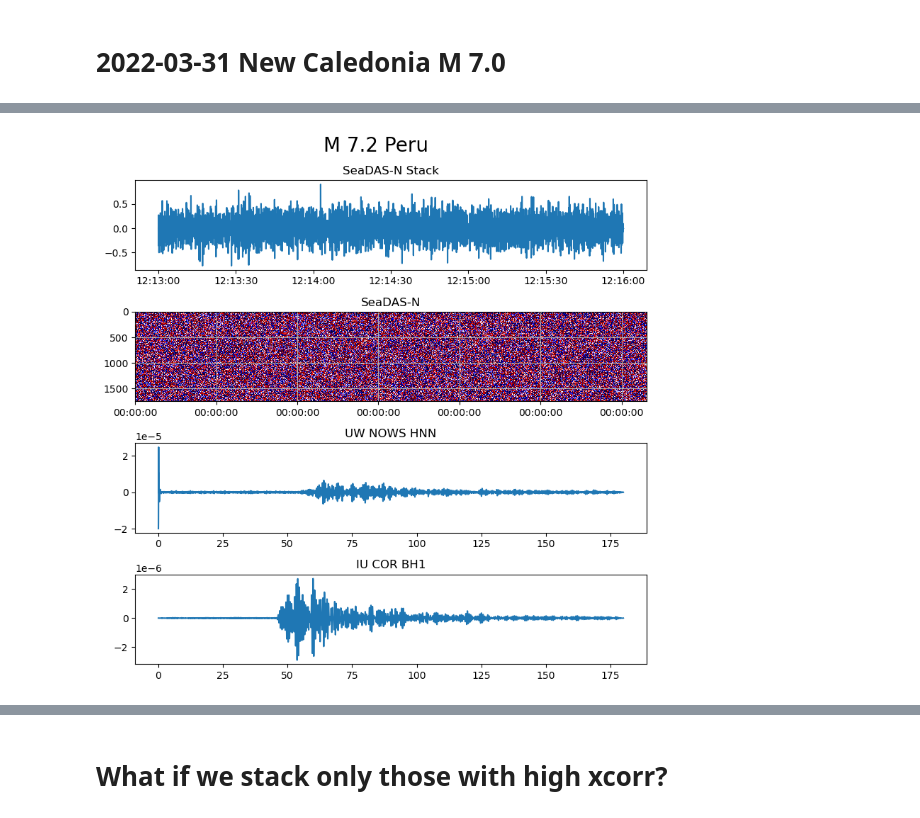
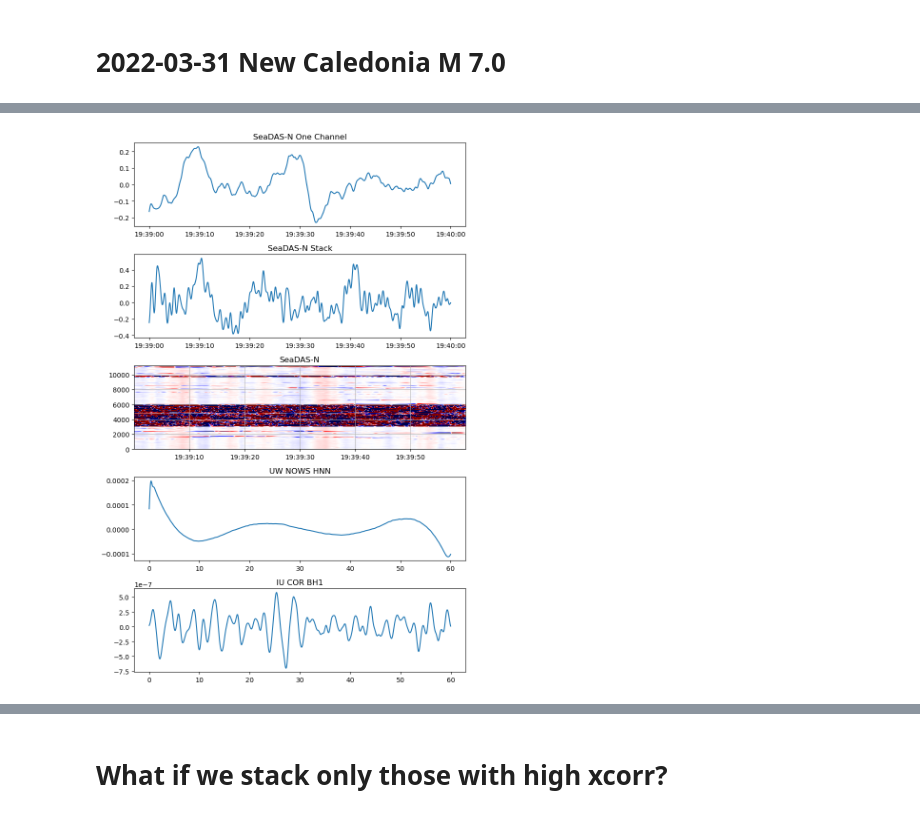
Before and after one commit to bradlipovsky/das-stuff, a Jupyter notebook: seadasn-teleseisms.ipynb, the cells around one changed output, grey strips where cells are left out. Saved outputs shown, nothing was run; the diff lists cells and outputs as text; code cells hidden in the pictures.

```diff
--- a/seadasn-teleseisms.ipynb
+++ b/seadasn-teleseisms.ipynb
@@ -50,3 +36,7 @@ chanmax = 1749
+# %%
+event_df = pd.read_csv('pnsn_event_export_20220526.csv')
+format_data = "%Y/%m/%d %H:%M:%S"
+t0 = datetime.datetime.strptime(event_df.iloc[0]['Time UTC'],format_data)
 # %% [markdown]
 # M 3.4 - Puget Sound
 https://pnsn.org/event/61832097#overview
@@ -153,18 +125,17 @@ http://ds.iris.edu/wilber3/find_stations/11544990
 # number_of_files = 75
 # file_duration = 1
 # %%
-data,time = open_sintela_file(file_base_name,number_of_files,
-                              sample_rate,file_duration,t0,file_number,pth,dt,
-                             chmin,chanmax)
-dates = sintela_to_datetime(time)
+data,dates,attrs = open_sintela_file(file_base_name,t0,pth)
+x_max=data.shape[1] * attrs['SpatialSamplingInterval']
 # %%
-b,a = butter(2,(low_cut,hi_cut),'bp',fs=sample_rate)
+b,a = butter(2,(low_cut,hi_cut),'bp',fs=attrs['MaximumFrequency']*2)
 data_filt = filtfilt(b,a,data,axis=0)
 # %%
 client = Client("IRIS")
 
 t1 = UTCDateTime( t0.strftime("%Y-%m-%dT%H:%M:%S") )
-t2 = UTCDateTime( (t0+number_of_files*dt).strftime("%Y-%m-%dT%H:%M:%S") )
+dt = datetime.timedelta(minutes=1)
+t2 = UTCDateTime( (t0+dt).strftime("%Y-%m-%dT%H:%M:%S") )
 
 st = client.get_waveforms("UW", "NOWS", "--", "HNN", t1, t2, attach_response=True)
 st.decimate(5, strict_length=False, no_filter=False)
@@ -180,41 +151,46 @@ IU.COR.00.BH1 | 2022-05-26T12:13:00.019538Z - 2022-05-26T12:15:59.994538Z | 40.0
 # %%
+fig,ax=plt.subplots(figsize=(8,12))
+plt.title(title,fontsize=12)
 
-fig,ax=plt.subplots(figsize=(8,8))
-plt.title(title,fontsize=12)
-ax = plt.subplot(4,1,1)
+ax = plt.subplot(5,1,1)
+fig.patch.set_facecolor('w')
+t = np.array([time-time[0]]).flatten()/1e6
+plt.plot(dates,data_filt[:,100])
+ax.set_title('SeaDAS-N One Channel')
 
+ax = plt.subplot(5,1,2)
 fig.patch.set_facecolor('w')
 exx = np.mean(data_filt,axis=1)
 t = np.array([time-time[0]]).flatten()/1e6
 plt.plot(dates,exx)
 ax.set_title('SeaDAS-N Stack')
 
-ax=plt.subplot(4,1,2)
+ax=plt.subplot(5,1,3)
 ax.set_title('SeaDAS-N')
 # plt.imshow(data_filt.T,vmin=-0.1,vmax=0.1,cmap='seismic',aspect='auto')
-plt.imshow(data_filt.T,vmin=-1,vmax=1,cmap='seismic',aspect='auto')
-# extent=[dates[0],dates[-1],chmin,chanmax]
+x_lims = mdates.date2num(dates)
+plt.imshow(data_filt.T,vmin=-1,vmax=1,cmap='seismic',aspect='auto', extent=[x_lims[0],x_lims[-1],0,x_max])
 ax.xaxis_date()
 date_format = mdates.DateFormatter('%H:%M:%S')
 ax.xaxis.set_major_formatter(date_format)
 plt.grid()
 
-ax = plt.subplot(4,1,3)
+ax = plt.subplot(5,1,4)
 for tr in st:
     plt.plot(tr.times(),tr.data)
 fig.patch.set_facecolor('w')
 ax.set_title('UW NOWS HNN')
 
-ax = plt.subplot(4,1,4)
+ax = plt.subplot(5,1,5)
 for tr in st2:
     plt.plot(tr.times(),tr.data)
 fig.patch.set_facecolor('w')
 ax.set_title('IU COR BH1')
 
 fig.suptitle(title,fontsize=20)
 plt.tight_layout()
 plt.show()
 # %% [output]
-[figure, old version]
+[figure, new version]
 # %%
 data_filt.shape
```
Also changed, not shown: parts of 20 cells of this notebook, 2 other files.
